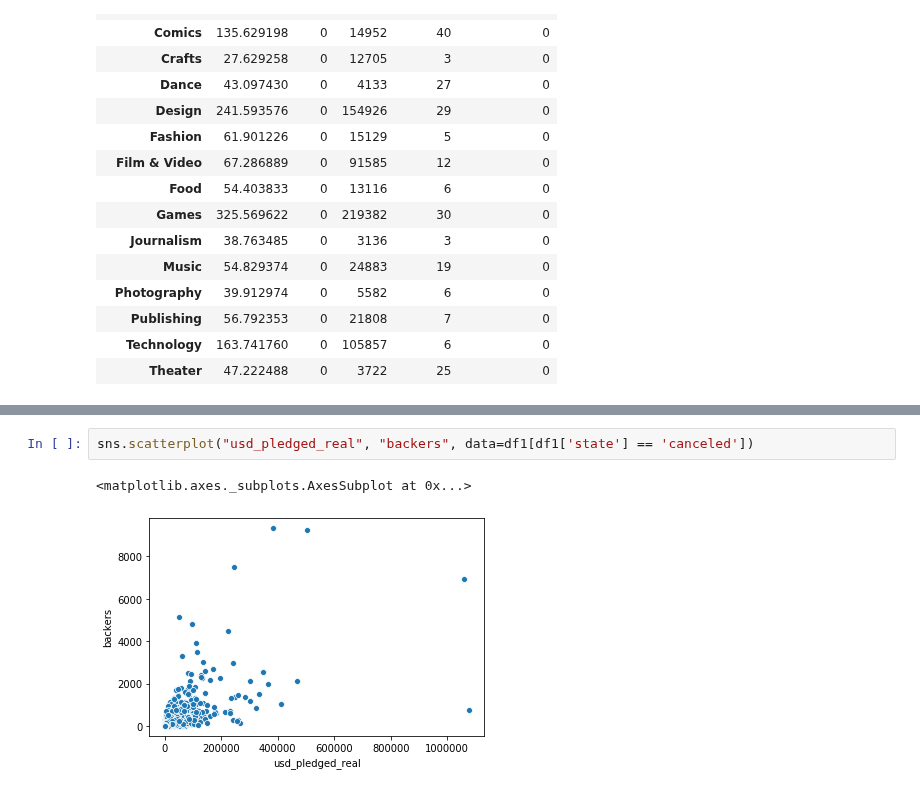
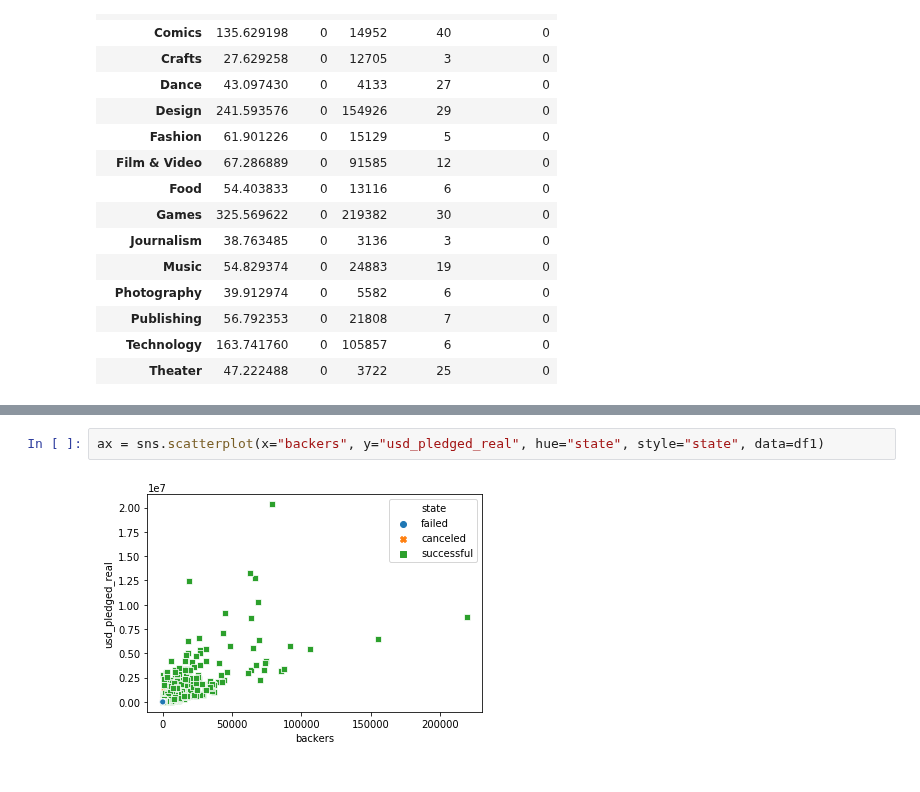
Before and after one commit to tbacha/DMML2019_Team_Apple, a Jupyter notebook: code/Kickstarter_notebook_Team_Apple.ipynb, the cells around one changed output, grey strips where cells are left out. Saved outputs shown, nothing was run; the diff lists cells and outputs as text.

```diff
--- a/code/Kickstarter_notebook_Team_Apple.ipynb
+++ b/code/Kickstarter_notebook_Team_Apple.ipynb
@@ -175,5 +165,4 @@ sns.scatterplot("usd_pledged_real", "backers", data=df1[df1['state'] == 'failed'
-# %%
-sns.scatterplot("usd_pledged_real", "backers", data=df1[df1['state'] == 'canceled'])
-# %% [output]
-<matplotlib.axes._subplots.AxesSubplot at 0x...>
-[figure, removed]
+# %%
+ax = sns.scatterplot(x="backers", y="usd_pledged_real", hue="state", style="state", data=df1)
+# %% [output]
+[figure, added]
```
Also changed, not shown: parts of 6 cells of this notebook.
